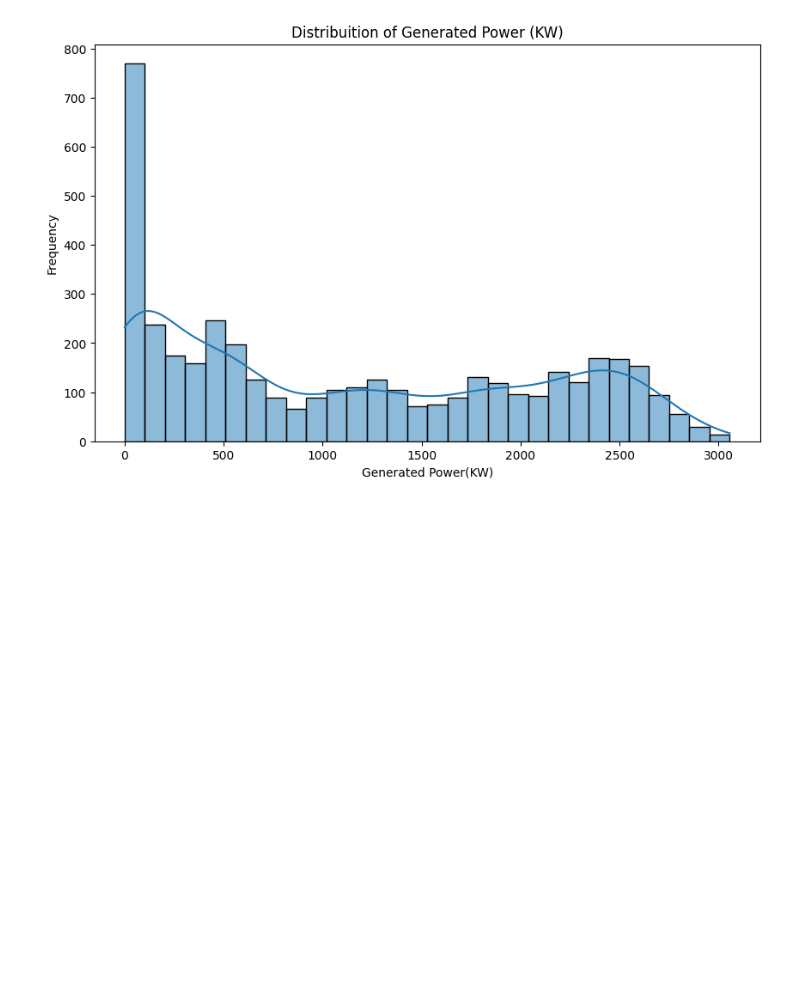
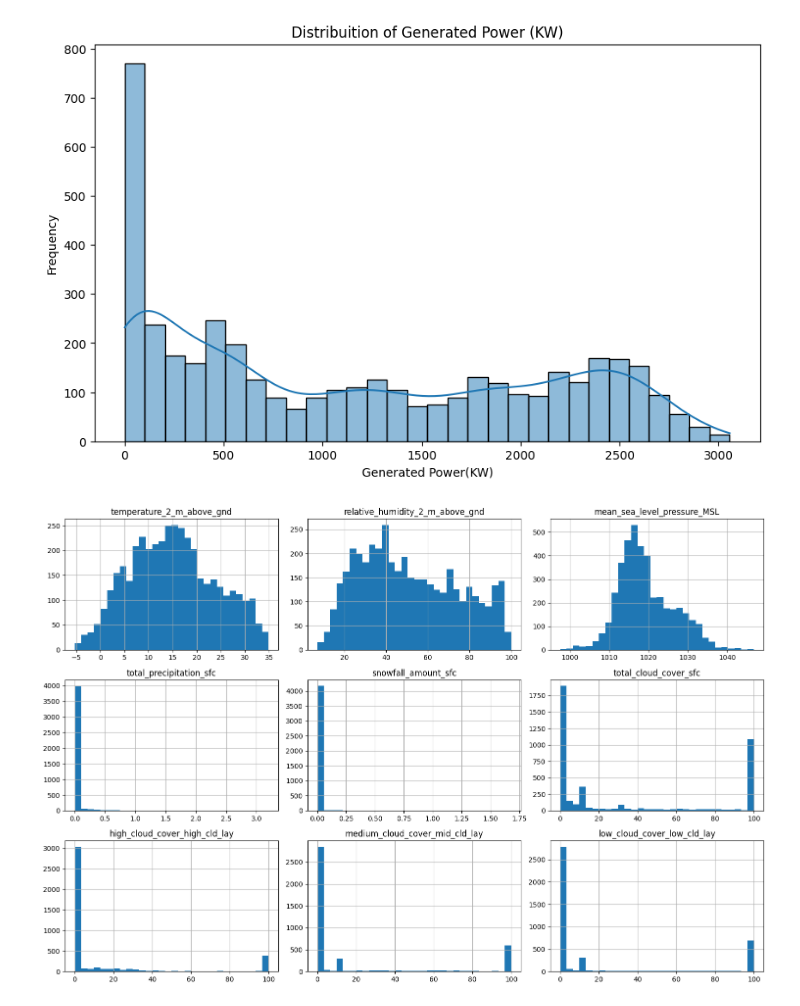
Before and after one commit to yeolevishakha27/Week-1, a Jupyter notebook: solarpowerprediction.ipynb, the cells around one changed output. Drawn from its saved outputs; the diff is of its cells as text; code cells hidden in the pictures; blank space fills up the shorter version.

```diff
--- a/solarpowerprediction.ipynb
+++ b/solarpowerprediction.ipynb
@@ -139,3 +137,13 @@ plt.ylabel('Frequency')
 plt.show()
 # %% [output]
 [figure]
+# %%
+import pandas as pd
+import matplotlib.pyplot as plt
+
+# Generate histograms for the first 9 numerical columns
+df[df.columns[:9]].hist(bins=30, figsize=(15, 10))
+plt.tight_layout()  # Adjust layout for better spacing
+plt.show()
+# %% [output]
+[figure, added]
```
Also changed, not shown: parts of 7 cells of this notebook.
